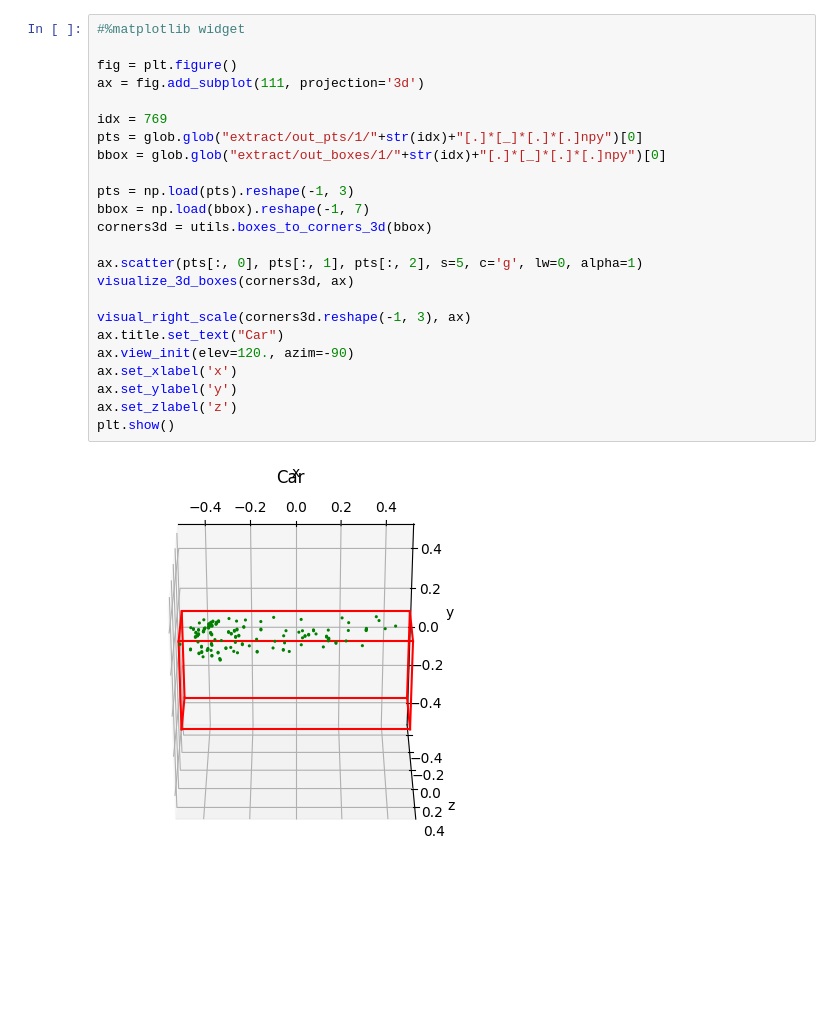
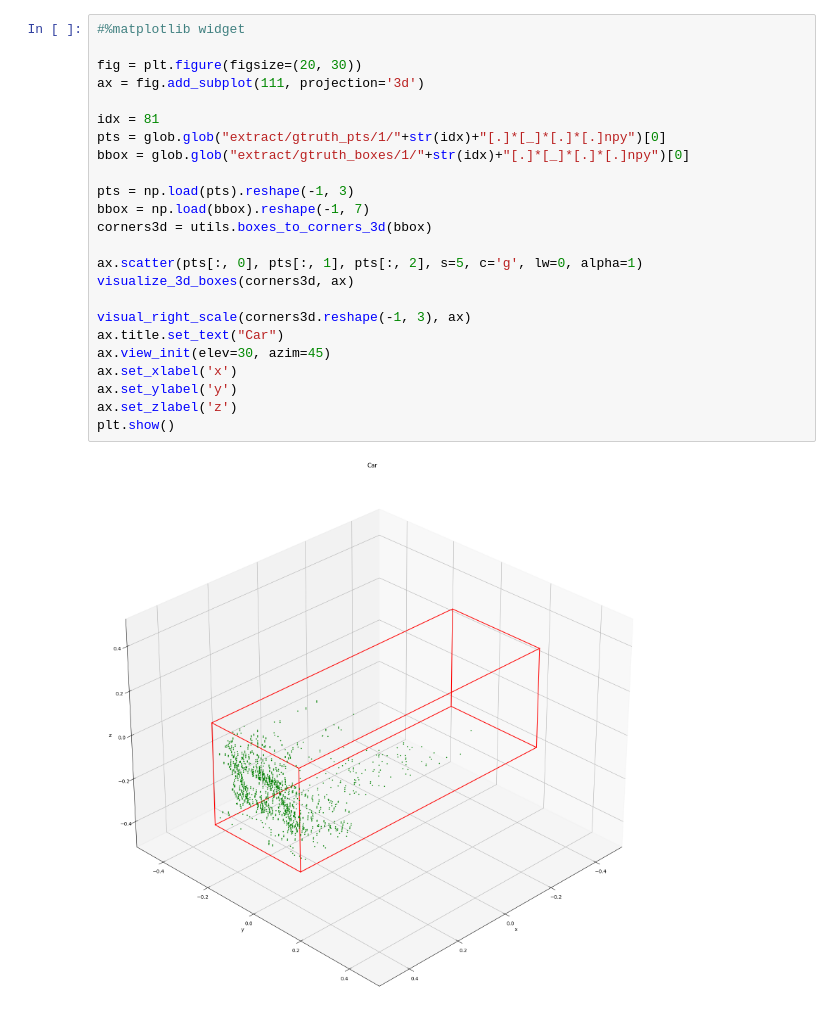
Before and after one commit to nreis011/COPOD, a Jupyter notebook: KITTI/visualize.ipynb, the cells around one changed output. Drawn from its saved outputs; the diff is of its cells as text; blank space fills up the shorter version.

```diff
--- a/KITTI/visualize.ipynb
+++ b/KITTI/visualize.ipynb
@@ -42,29 +46,29 @@ def visualize_3d_boxes(corners3d, ax):
 # %%
 #%matplotlib widget
 
-fig = plt.figure()
+fig = plt.figure(figsize=(20, 30))
 ax = fig.add_subplot(111, projection='3d')
 
-idx = 769
-pts = glob.glob("extract/out_pts/1/"+str(idx)+"[.]*[_]*[.]*[.]npy")[0]
-bbox = glob.glob("extract/out_boxes/1/"+str(idx)+"[.]*[_]*[.]*[.]npy")[0]
+idx = 81
+pts = glob.glob("extract/gtruth_pts/1/"+str(idx)+"[.]*[_]*[.]*[.]npy")[0]
+bbox = glob.glob("extract/gtruth_boxes/1/"+str(idx)+"[.]*[_]*[.]*[.]npy")[0]
 
 pts = np.load(pts).reshape(-1, 3)
 bbox = np.load(bbox).reshape(-1, 7)
 corners3d = utils.boxes_to_corners_3d(bbox)
 
 ax.scatter(pts[:, 0], pts[:, 1], pts[:, 2], s=5, c='g', lw=0, alpha=1)
 visualize_3d_boxes(corners3d, ax)
 
 visual_right_scale(corners3d.reshape(-1, 3), ax)
 ax.title.set_text("Car")
-ax.view_init(elev=120., azim=-90)
+ax.view_init(elev=30, azim=45)
 ax.set_xlabel('x')
 ax.set_ylabel('y')
 ax.set_zlabel('z')
 plt.show()
 # %% [output]
-[figure, old version]
+[figure, new version]
 # %%
 %matplotlib notebook
 
```
Also changed, not shown: parts of 2 cells of this notebook, 7 other files.
